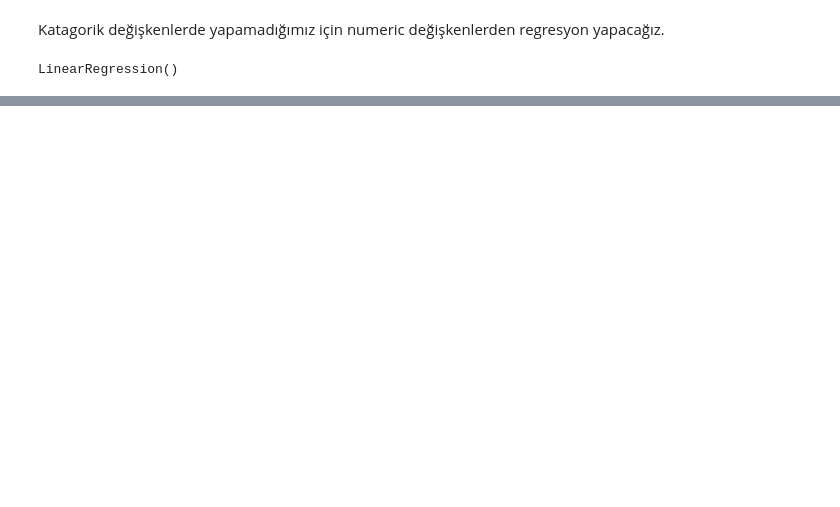
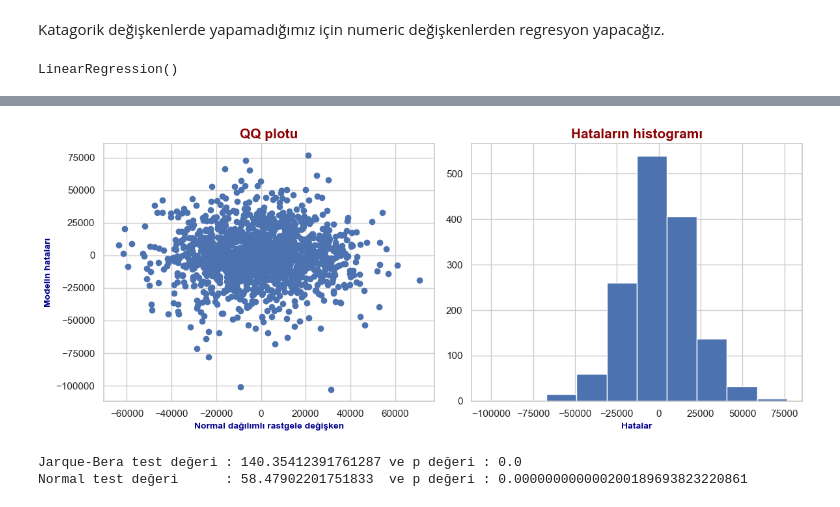
Before and after one commit to aytackolukisa/Regresyon, a Jupyter notebook: Basit_liner_odev.ipynb, the cells around one changed output, grey strips where cells are left out. Cells and saved outputs as stored; diff of their text form; code cells hidden in the pictures; blank space fills up the shorter version.

```diff
--- a/Basit_liner_odev.ipynb
+++ b/Basit_liner_odev.ipynb
@@ -669,0 +743,10 @@ LinearRegression()
+# %%
+baslik_font = {'family': 'arial','color':  'darkred','weight': 'bold','size': 15 }
+eksen_font = {'family': 'arial','color':  'darkblue','weight': 'bold','size': 10 }
+
+plt.figure(figsize=(9,6))
+plt.scatter(copy_house1["HouseStyle_bysellprice"], tahmin)
+plt.xlabel("Özellik", fontdict=eksen_font)
+plt.ylabel("Hedef", fontdict=eksen_font)
+plt.title("tahmin ile Condition2_bysellprice ilişkisi")
+plt.show()
@@ -670,3 +820,35 @@ LinearRegression()
+# %%
+rand_nums = np.random.normal(np.mean(hatalar), np.std(hatalar), len(hatalar))
+
+plt.figure(figsize=(12,5))
+
+plt.subplot(1,2,1)
+plt.scatter(rand_nums, hatalar)
+plt.xlabel("Normal dağılımlı rastgele değişken", fontdict=eksen_font)
+plt.ylabel("Modelin hataları", fontdict=eksen_font)
+plt.title("QQ plotu", fontdict=baslik_font)
+
+plt.subplot(1,2,2)
+plt.hist(hatalar)
+plt.xlabel("Hatalar", fontdict=eksen_font)
+plt.title("Hataların histogramı", fontdict=baslik_font)
+
+plt.tight_layout()
+plt.show()
+# %% [output]
+[figure, added]
+# %%
+from scipy.stats import jarque_bera
+from scipy.stats import normaltest
+
+jb_stats = jarque_bera(hatalar)
+norm_stats = normaltest(hatalar)
+
+print("Jarque-Bera test değeri : {0} ve p değeri : {1}".format(jb_stats[0], jb_stats[1]))
+print("Normal test değeri      : {0}  ve p değeri : {1:.30f}".format(norm_stats[0], norm_stats[1]))
+# %% [output]
+Jarque-Bera test değeri : 140.35412391761287 ve p değeri : 0.0
+Normal test değeri      : 58.47902201751833  ve p değeri : 0.000000000000200189693823220861
 # %%
 print('Değişkenler: \n', lrm.coef_)
 print('Sabit değer (bias): \n', lrm.intercept_)
```
Also changed, not shown: parts of 39 cells of this notebook.
